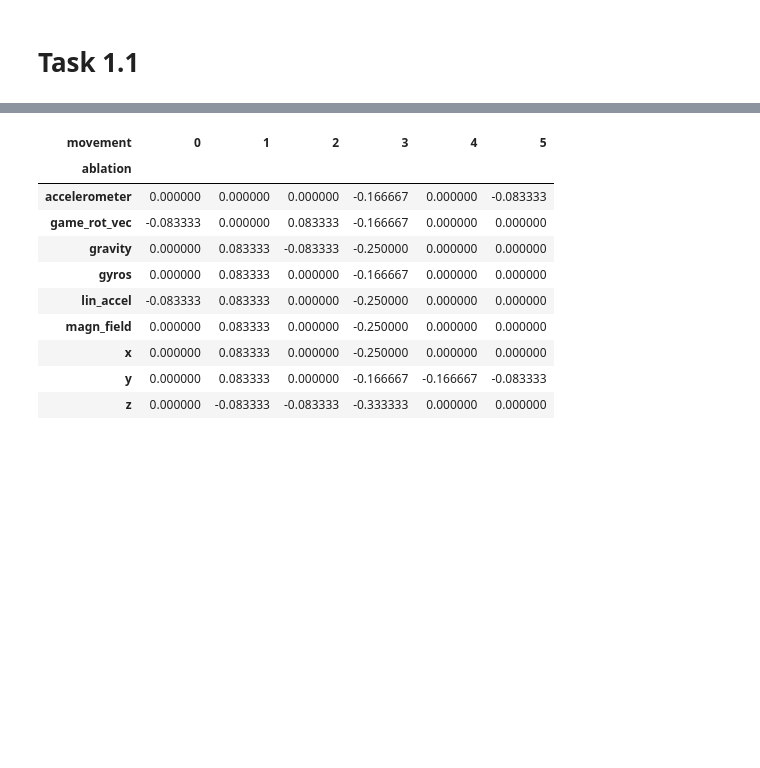
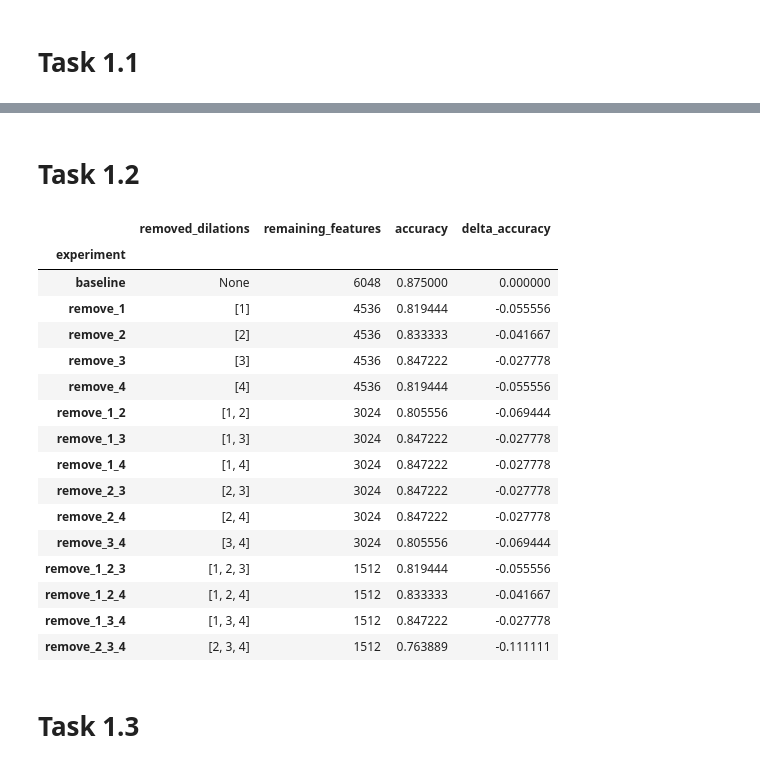
Before and after one commit to silviatommaso/human_motion_computing, a Jupyter notebook: part_I.ipynb, the cells around one changed output, grey strips where cells are left out. Cells and saved outputs as stored; diff of their text form; code cells hidden in the pictures; blank space fills up the shorter version.

```diff
--- a/part_I.ipynb
+++ b/part_I.ipynb
@@ -149,20 +206,0 @@ accuracy_table
-# %%
-baseline = accuracy_table.loc["baseline"]
-
-delta_table = accuracy_table.subtract(baseline, axis=1)
-
-delta_table = delta_table.drop("baseline")
-
-delta_table
-# %% [output]
-| movement | 0 | 1 | 2 | 3 | 4 | 5 |
-| ablation |  |  |  |  |  |  |
-| accelerometer | 0.000000 | 0.000000 | 0.000000 | -0.166667 | 0.000000 | -0.083333 |
-| game_rot_vec | -0.083333 | 0.000000 | 0.083333 | -0.166667 | 0.000000 | 0.000000 |
-| gravity | 0.000000 | 0.083333 | -0.083333 | -0.250000 | 0.000000 | 0.000000 |
-| gyros | 0.000000 | 0.083333 | 0.000000 | -0.166667 | 0.000000 | 0.000000 |
-| lin_accel | -0.083333 | 0.083333 | 0.000000 | -0.250000 | 0.000000 | 0.000000 |
-| magn_field | 0.000000 | 0.083333 | 0.000000 | -0.250000 | 0.000000 | 0.000000 |
-| x | 0.000000 | 0.083333 | 0.000000 | -0.250000 | 0.000000 | 0.000000 |
-| y | 0.000000 | 0.083333 | 0.000000 | -0.166667 | -0.166667 | -0.083333 |
-| z | 0.000000 | -0.083333 | -0.083333 | -0.333333 | 0.000000 | 0.000000 |
@@ -172,3 +207,42 @@ ax = dilation_importances.plot(kind="barh")
+# %% [markdown]
+# Task 1.2
+# %%
+dilation_results_df = pd.DataFrame(dilation_results)
+
+# Use experiment names as index
+accuracy_table = dilation_results_df.set_index("experiment")
+
+# Baseline accuracy
+baseline = accuracy_table.loc["baseline", "accuracy"]
+
+# Accuracy difference from baseline
+accuracy_table["delta_accuracy"] = (
+    accuracy_table["accuracy"] - baseline
+)
+
+accuracy_table.to_csv("experimental_results/task_1_2_accuracy.csv")
+
+accuracy_table
+# %% [output]
+|  | removed_dilations | remaining_features | accuracy | delta_accuracy |
+| experiment |  |  |  |  |
+| baseline | None | 6048 | 0.875000 | 0.000000 |
+| remove_1 | [1] | 4536 | 0.819444 | -0.055556 |
+| remove_2 | [2] | 4536 | 0.833333 | -0.041667 |
+| remove_3 | [3] | 4536 | 0.847222 | -0.027778 |
+| remove_4 | [4] | 4536 | 0.819444 | -0.055556 |
+| remove_1_2 | [1, 2] | 3024 | 0.805556 | -0.069444 |
+| remove_1_3 | [1, 3] | 3024 | 0.847222 | -0.027778 |
+| remove_1_4 | [1, 4] | 3024 | 0.847222 | -0.027778 |
+| remove_2_3 | [2, 3] | 3024 | 0.847222 | -0.027778 |
+| remove_2_4 | [2, 4] | 3024 | 0.847222 | -0.027778 |
+| remove_3_4 | [3, 4] | 3024 | 0.805556 | -0.069444 |
+| remove_1_2_3 | [1, 2, 3] | 1512 | 0.819444 | -0.055556 |
+| remove_1_2_4 | [1, 2, 4] | 1512 | 0.833333 | -0.041667 |
+| remove_1_3_4 | [1, 3, 4] | 1512 | 0.847222 | -0.027778 |
+| remove_2_3_4 | [2, 3, 4] | 1512 | 0.763889 | -0.111111 |
+# %% [markdown]
+# Task 1.3
 # %%
 pattern_importances = feature_importances.groupby("pattern").sum().sort_values()
 ax = pattern_importances.plot(kind="barh", figsize=(6,20))
```
Also changed, not shown: parts of 5 cells of this notebook, 4 other files.
